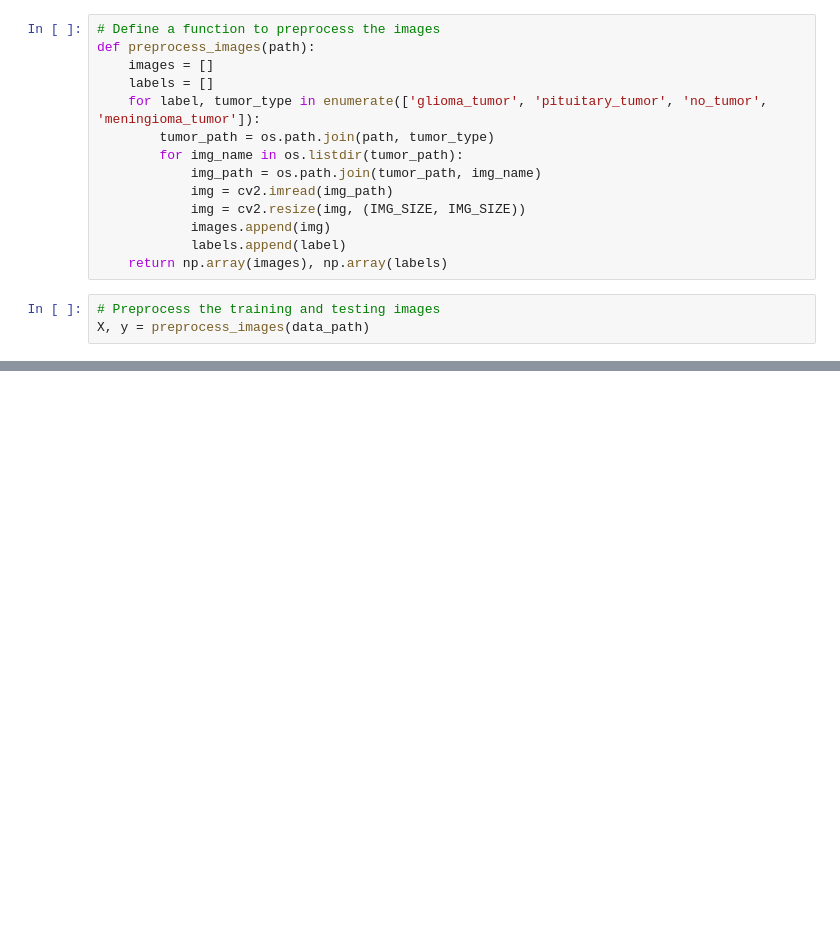
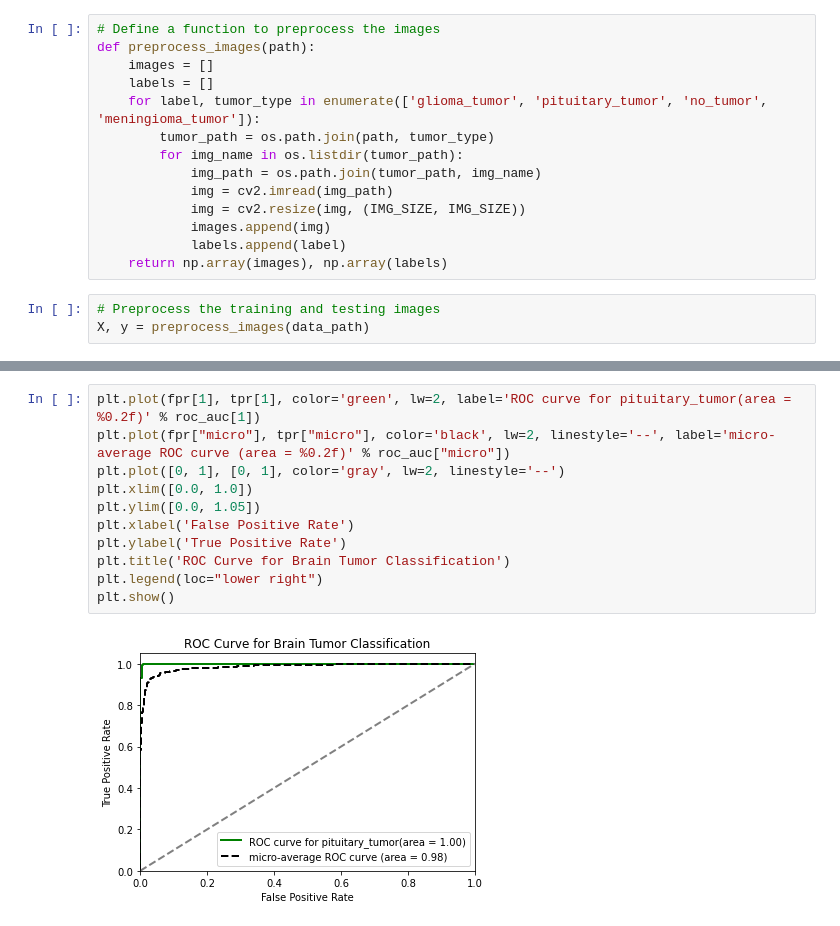
Before and after one commit to sundeep449/brain_tumor_classification, a Jupyter notebook: multi_class_classification_sequential.ipynb, the cells around one changed output, grey strips where cells are left out. Saved outputs shown, nothing was run; the diff lists cells and outputs as text; blank space fills up the shorter version.

```diff
--- a/multi_class_classification_sequential.ipynb
+++ b/multi_class_classification_sequential.ipynb
@@ -304,0 +291,13 @@ plt.show()
+# %%
+plt.plot(fpr[1], tpr[1], color='green', lw=2, label='ROC curve for pituitary_tumor(area = %0.2f)' % roc_auc[1])
+plt.plot(fpr["micro"], tpr["micro"], color='black', lw=2, linestyle='--', label='micro-average ROC curve (area = %0.2f)' % roc_auc["micro"])
+plt.plot([0, 1], [0, 1], color='gray', lw=2, linestyle='--')
+plt.xlim([0.0, 1.0])
+plt.ylim([0.0, 1.05])
+plt.xlabel('False Positive Rate')
+plt.ylabel('True Positive Rate')
+plt.title('ROC Curve for Brain Tumor Classification')
+plt.legend(loc="lower right")
+plt.show()
+# %% [output]
+[figure, added]
```
Also changed, not shown: parts of 46 cells of this notebook.
